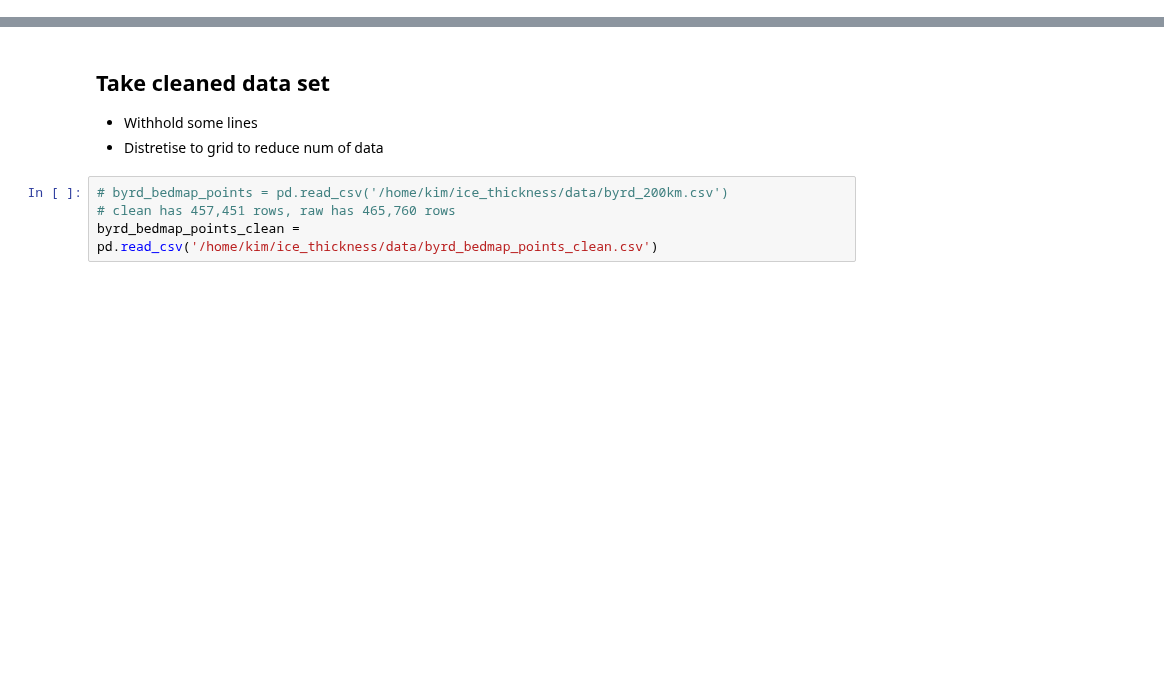
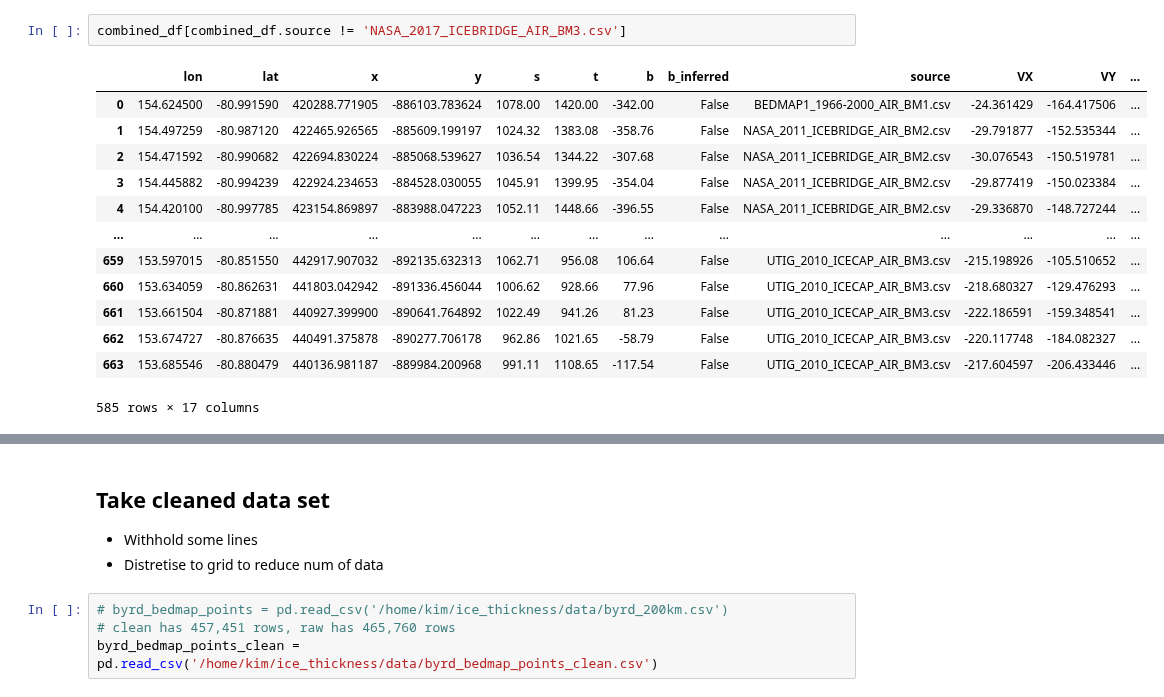
Before and after one commit to kimbente/ice_thickness, a Jupyter notebook: preprocess_real_data.ipynb, the cells around one changed output, grey strips where cells are left out. Cells and saved outputs as stored; diff of their text form; blank space fills up the shorter version.

```diff
--- a/preprocess_real_data.ipynb
+++ b/preprocess_real_data.ipynb
@@ -7,0 +396,16 @@ import torch
+# %%
+combined_df[combined_df.source != 'NASA_2017_ICEBRIDGE_AIR_BM3.csv']
+# %% [output]
+|  | lon | lat | x | y | s | t | b | b_inferred | source | VX | VY | ... |
+| 0 | 154.624500 | -80.991590 | 420288.771905 | -886103.783624 | 1078.00 | 1420.00 | -342.00 | False | BEDMAP1_1966-2000_AIR_BM1.csv | -24.361429 | -164.417506 | ... |
+| 1 | 154.497259 | -80.987120 | 422465.926565 | -885609.199197 | 1024.32 | 1383.08 | -358.76 | False | NASA_2011_ICEBRIDGE_AIR_BM2.csv | -29.791877 | -152.535344 | ... |
+| 2 | 154.471592 | -80.990682 | 422694.830224 | -885068.539627 | 1036.54 | 1344.22 | -307.68 | False | NASA_2011_ICEBRIDGE_AIR_BM2.csv | -30.076543 | -150.519781 | ... |
+| 3 | 154.445882 | -80.994239 | 422924.234653 | -884528.030055 | 1045.91 | 1399.95 | -354.04 | False | NASA_2011_ICEBRIDGE_AIR_BM2.csv | -29.877419 | -150.023384 | ... |
+| 4 | 154.420100 | -80.997785 | 423154.869897 | -883988.047223 | 1052.11 | 1448.66 | -396.55 | False | NASA_2011_ICEBRIDGE_AIR_BM2.csv | -29.336870 | -148.727244 | ... |
+| ... | ... | ... | ... | ... | ... | ... | ... | ... | ... | ... | ... | ... |
+| 659 | 153.597015 | -80.851550 | 442917.907032 | -892135.632313 | 1062.71 | 956.08 | 106.64 | False | UTIG_2010_ICECAP_AIR_BM3.csv | -215.198926 | -105.510652 | ... |
+| 660 | 153.634059 | -80.862631 | 441803.042942 | -891336.456044 | 1006.62 | 928.66 | 77.96 | False | UTIG_2010_ICECAP_AIR_BM3.csv | -218.680327 | -129.476293 | ... |
+| 661 | 153.661504 | -80.871881 | 440927.399900 | -890641.764892 | 1022.49 | 941.26 | 81.23 | False | UTIG_2010_ICECAP_AIR_BM3.csv | -222.186591 | -159.348541 | ... |
+| 662 | 153.674727 | -80.876635 | 440491.375878 | -890277.706178 | 962.86 | 1021.65 | -58.79 | False | UTIG_2010_ICECAP_AIR_BM3.csv | -220.117748 | -184.082327 | ... |
+| 663 | 153.685546 | -80.880479 | 440136.981187 | -889984.200968 | 991.11 | 1108.65 | -117.54 | False | UTIG_2010_ICECAP_AIR_BM3.csv | -217.604597 | -206.433446 | ... |
+585 rows × 17 columns
```
Also changed, not shown: parts of 33 cells of this notebook, 6 other files.
